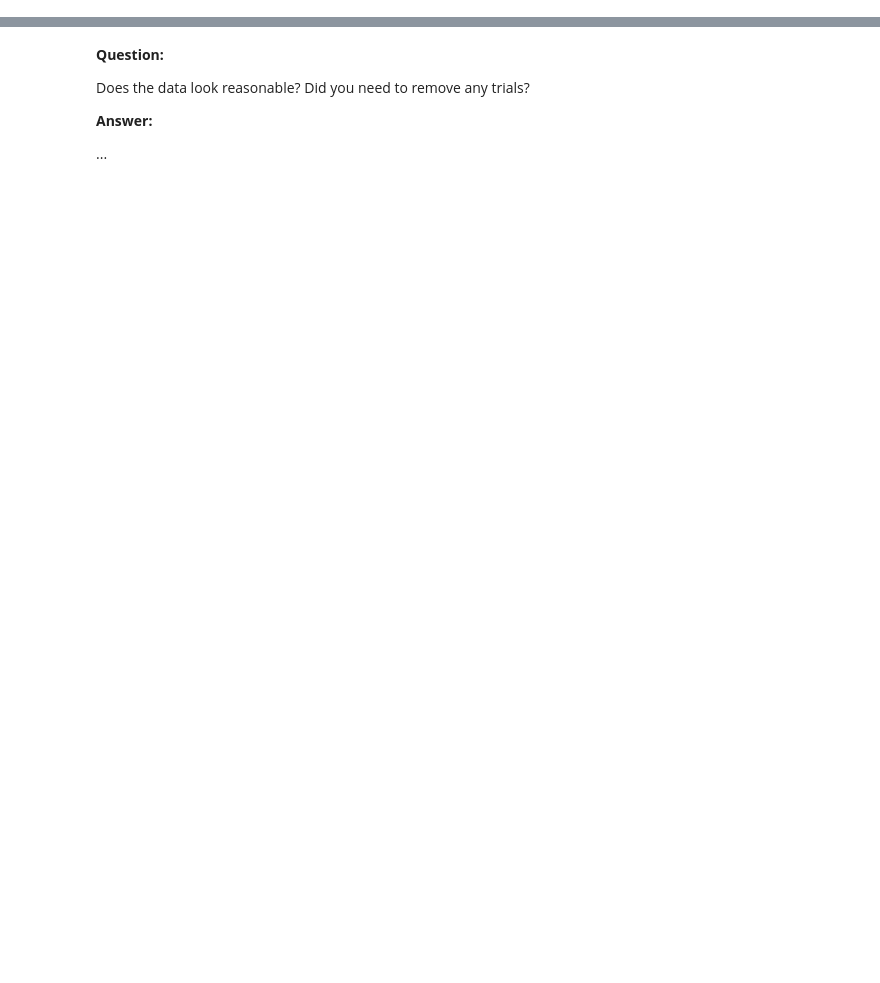
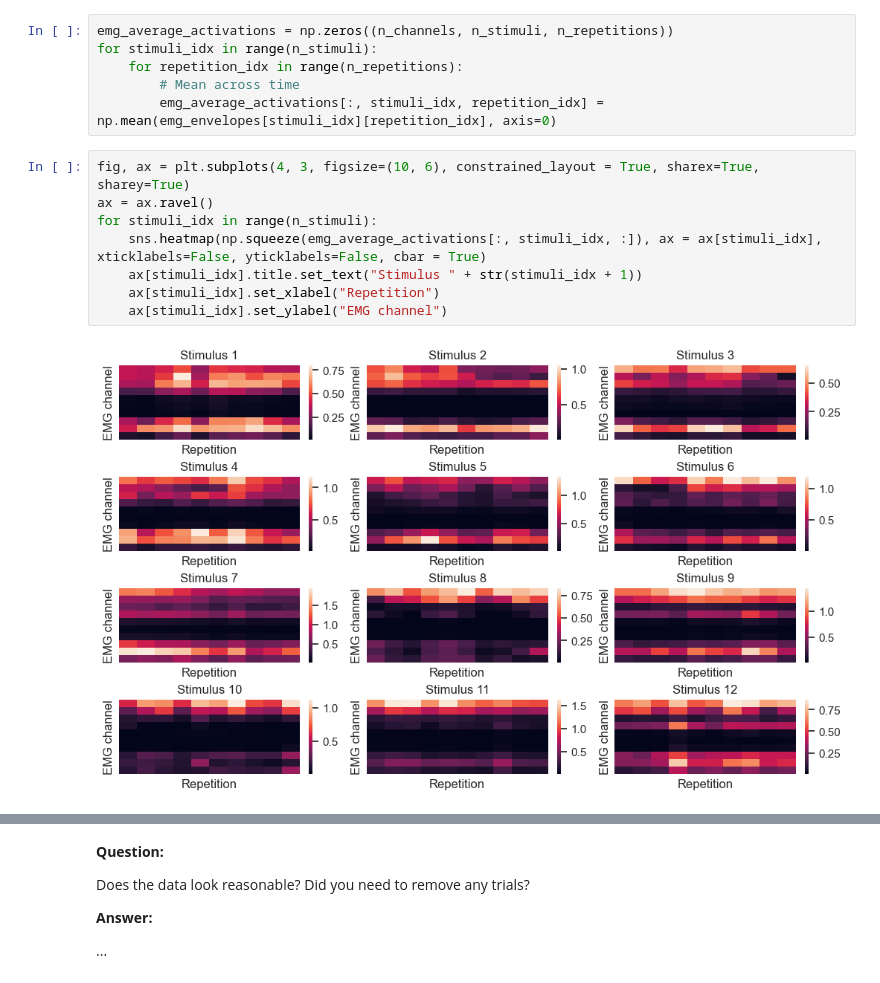
Before and after one commit to MetthewB/NSSP_Project2, a Jupyter notebook: scripts/main.ipynb, the cells around one changed output, grey strips where cells are left out. Drawn from its saved outputs; the diff is of its cells as text; blank space fills up the shorter version.

```diff
--- a/scripts/main.ipynb
+++ b/scripts/main.ipynb
@@ -132,0 +177,16 @@ plt.show()
+# %%
+emg_average_activations = np.zeros((n_channels, n_stimuli, n_repetitions))
+for stimuli_idx in range(n_stimuli):
+    for repetition_idx in range(n_repetitions):
+        # Mean across time
+        emg_average_activations[:, stimuli_idx, repetition_idx] = np.mean(emg_envelopes[stimuli_idx][repetition_idx], axis=0)
+# %%
+fig, ax = plt.subplots(4, 3, figsize=(10, 6), constrained_layout = True, sharex=True, sharey=True)
+ax = ax.ravel()
+for stimuli_idx in range(n_stimuli):
+    sns.heatmap(np.squeeze(emg_average_activations[:, stimuli_idx, :]), ax = ax[stimuli_idx], xticklabels=False, yticklabels=False, cbar = True)
+    ax[stimuli_idx].title.set_text("Stimulus " + str(stimuli_idx + 1))
+    ax[stimuli_idx].set_xlabel("Repetition")
+    ax[stimuli_idx].set_ylabel("EMG channel")
+# %% [output]
+[figure, added]
```
Also changed, not shown: parts of 50 cells of this notebook.
